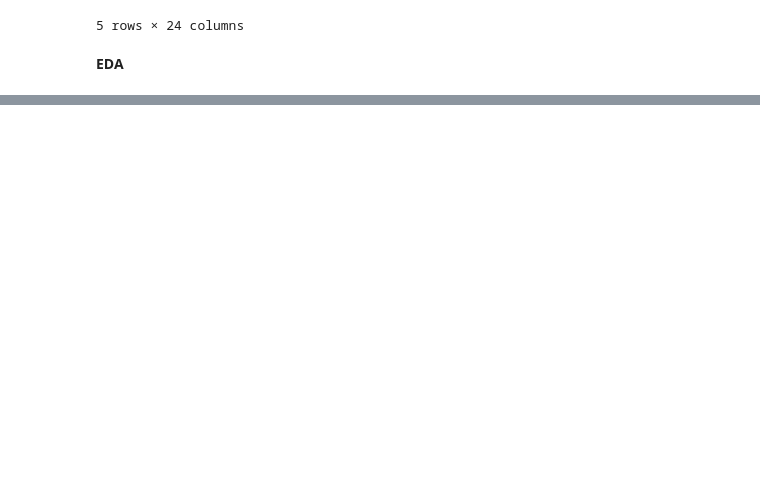
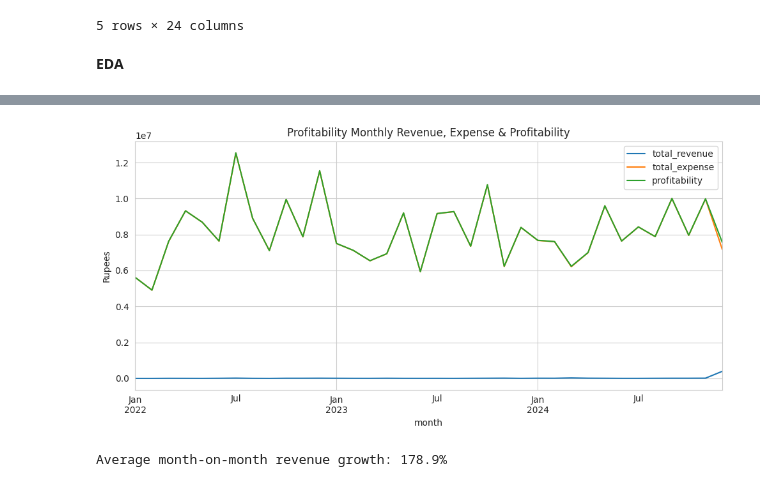
Before and after one commit to Bibhuti-MLAI/Time-Series-Forcasting, a Jupyter notebook: Revenue_Forcasting.ipynb, the cells around one changed output, grey strips where cells are left out. Saved outputs shown, nothing was run; the diff lists cells and outputs as text; code cells hidden in the pictures; blank space fills up the shorter version.

```diff
--- a/Revenue_Forcasting.ipynb
+++ b/Revenue_Forcasting.ipynb
@@ -470,0 +483,14 @@ panel_full = panel.copy()
+# %%
+monthly_trend = panel.groupby("month")[["total_revenue","total_expense" , "profitability"]].sum()
+plt.figure()
+monthly_trend.plot(ax=plt.gca(),title = "Profitability Monthly Revenue, Expense & Profitability")
+plt.ylabel("Rupees")
+plt.tight_layout()
+plt.show()
+# %% [output]
+[figure, added]
+# %%
+growth = monthly_trend["total_revenue"].pct_change().replace([np.inf, -np.inf],np.nan).mean()
+print(f"Average month-on-month revenue growth: {growth:.1%}")
+# %% [output]
+Average month-on-month revenue growth: 178.9%
```
Also changed, not shown: parts of 5 cells of this notebook.
